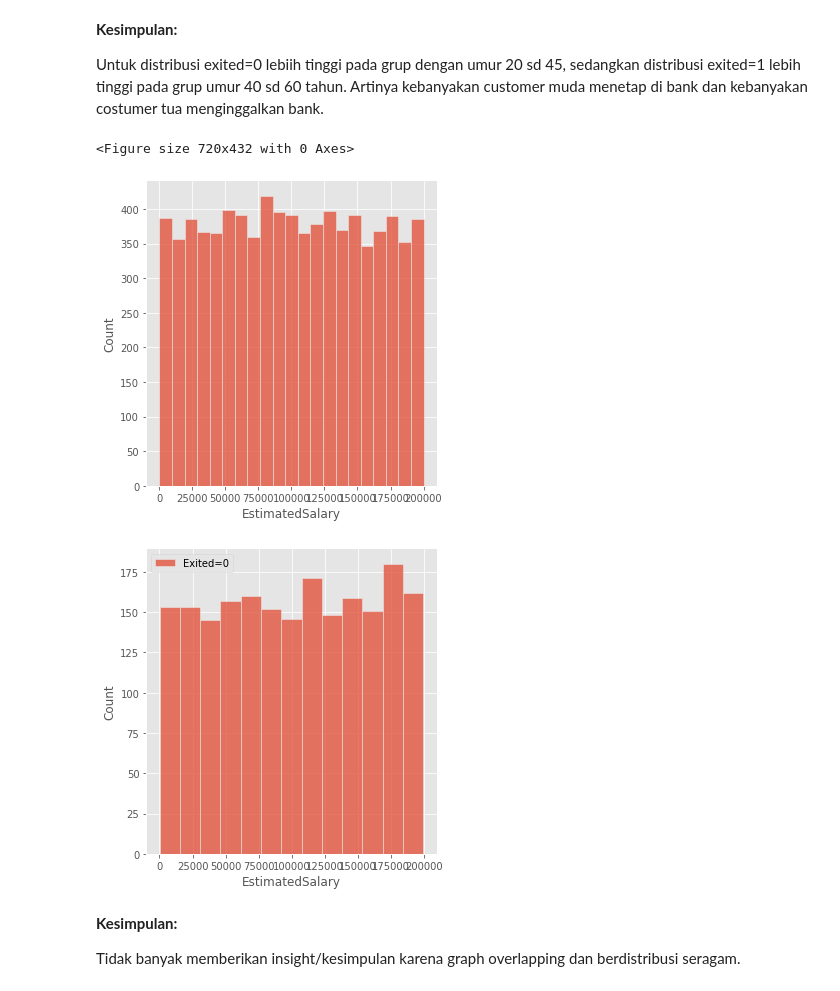
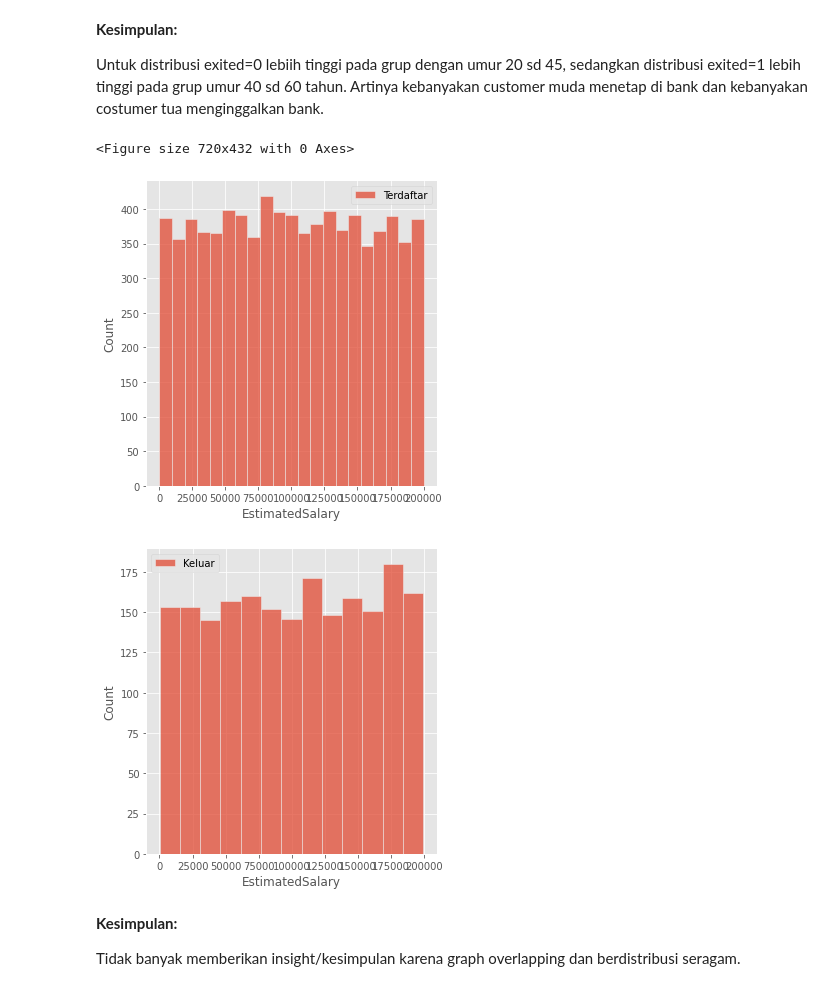
Before and after one commit to oektomo/ClassPersevere, a Jupyter notebook: W0402EDA.ipynb, the cells around one changed output. Cells and saved outputs as stored; diff of their text form; code cells hidden in the pictures.

```diff
--- a/W0402EDA.ipynb
+++ b/W0402EDA.ipynb
@@ -293,13 +308,14 @@ Untuk distribusi exited=0 lebiih tinggi pada grup dengan umur 20 sd 45, sedangka
 # %%
 plt.figure(figsize=(10,6))
 sns.displot(df['EstimatedSalary'][df['Exited']==0])
+plt.legend(['Terdaftar'])
 sns.displot(df['EstimatedSalary'][df['Exited']==1])
-plt.legend(['Exited=0', 'Exited=1'])
+plt.legend(['Keluar'])
 plt.show()
 # %% [output]
 <Figure size 720x432 with 0 Axes>
-[figure, old version]
+[figure, new version]
-[figure, old version]
+[figure, new version]
 # %% [markdown]
 **Kesimpulan:**
 
```
Also changed, not shown: parts of 11 cells of this notebook.
